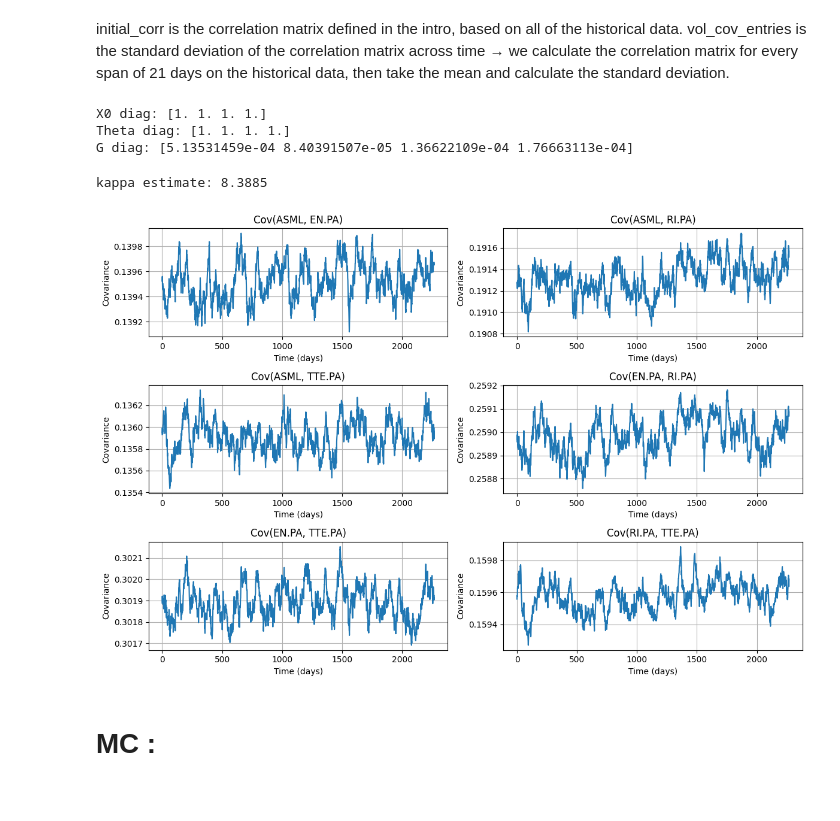
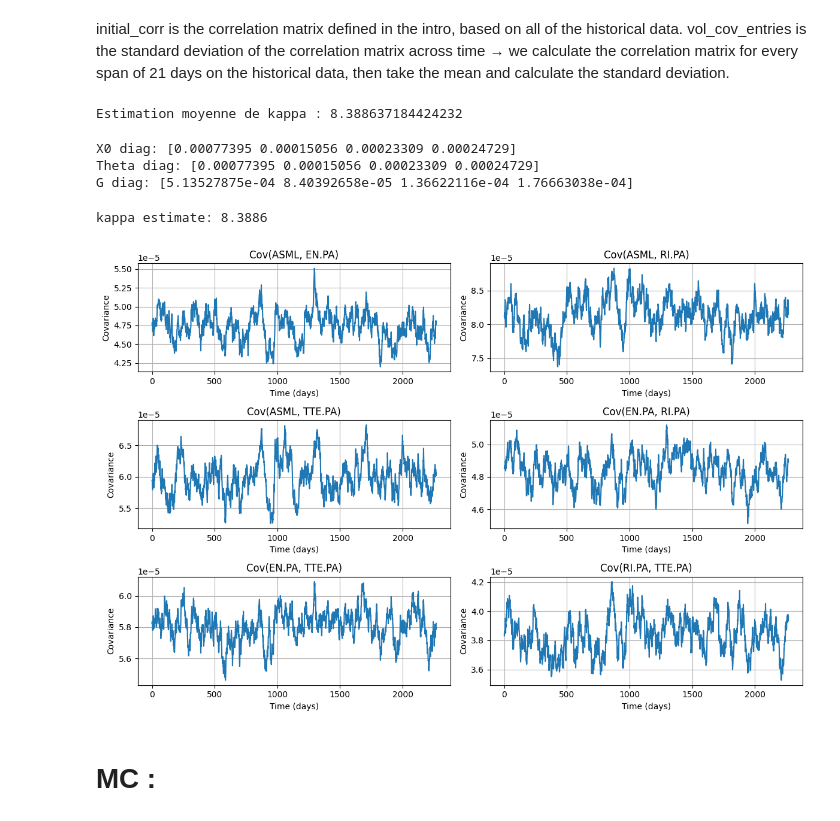
Before and after one commit to Pocame/Financial-Engineering-KEIO, a Jupyter notebook: code.ipynb, the cells around one changed output. Drawn from its saved outputs; the diff is of its cells as text; code cells hidden in the pictures.

```diff
--- a/code.ipynb
+++ b/code.ipynb
@@ -393,7 +399,7 @@ The currency is EUR€ so we use the overnight risk-free rate €STR, which is t
 
 ⚠️ : see if we need P or Q meusure !
 # %%
-mu = 0.02
+mu = 0.01922
 # %% [markdown]
 ### Normality test :
 # %%
@@ -578,6 +584,11 @@ def estimate_kappa(cov_matrices, dt):
 
     kappa_est = np.mean(kappas)
     return kappa_est
+# %%
+kappa_est = estimate_kappa(cov_matrices, dt=1/252)
+print("Estimation moyenne de kappa :", kappa_est)
+# %% [output]
+Estimation moyenne de kappa : 8.388637184424232
 # %%
 def simulate_wishart_process(X0, Theta, kappa, G, dt, N_steps):
     """
@@ -627,44 +638,48 @@ def simulate_wishart_process(X0, Theta, kappa, G, dt, N_steps):
 
     return X_paths
 # %%
-print("X0 diag:", np.diag(inital_corr))
-print("Theta diag:", np.diag(inital_corr))
+print("X0 diag:", np.diag(covariance_matrix))
+print("Theta diag:", np.diag(covariance_matrix))
 print("G diag:", np.diag(vol_cov_entries))
+
+X0 = covariance_matrix
+Theta = covariance_matrix
+G = vol_cov_entries
 # %% [output]
-X0 diag: [1. 1. 1. 1.]
-Theta diag: [1. 1. 1. 1.]
-G diag: [5.13531459e-04 8.40391507e-05 1.36622109e-04 1.76663113e-04]
+X0 diag: [0.00077395 0.00015056 0.00023309 0.00024729]
+Theta diag: [0.00077395 0.00015056 0.00023309 0.00024729]
+G diag: [5.13527875e-04 8.40392658e-05 1.36622116e-04 1.76663038e-04]
 # %%
 d = 4  # number of assets
 
 dt = 1/252
 N_steps = 2268
 
 kappa = estimate_kappa(cov_matrices, dt)
 print(f"kappa estimate: {kappa:.4f}")
 
-X_paths = simulate_wishart_process(inital_corr, inital_corr, kappa, vol_cov_entries, dt, N_steps)
+X_paths = simulate_wishart_process(X0, Theta, kappa, G, dt, N_steps)
 asset_names = correlation_matrix.columns.tolist()
 
 d = len(asset_names)
 fig, axs = plt.subplots(nrows=3, ncols=2, figsize=(12, 8))
 axs = axs.flatten()
 
 plot_idx = 0
 for i in range(d):
     for j in range(i + 1, d):
         axs[plot_idx].plot(X_paths[:, i, j])
         axs[plot_idx].set_title(f"Cov({asset_names[i]}, {asset_names[j]})")
         axs[plot_idx].set_xlabel("Time (days)")
         axs[plot_idx].set_ylabel("Covariance")
         axs[plot_idx].grid(True)
         plot_idx += 1
 
 plt.tight_layout()
 plt.show()
 # %% [output]
-kappa estimate: 8.3885
+kappa estimate: 8.3886
-[figure, old version]
+[figure, new version]
 # %% [markdown]
 # MC :
 # %%
```
Also changed, not shown: parts of 20 cells of this notebook.
